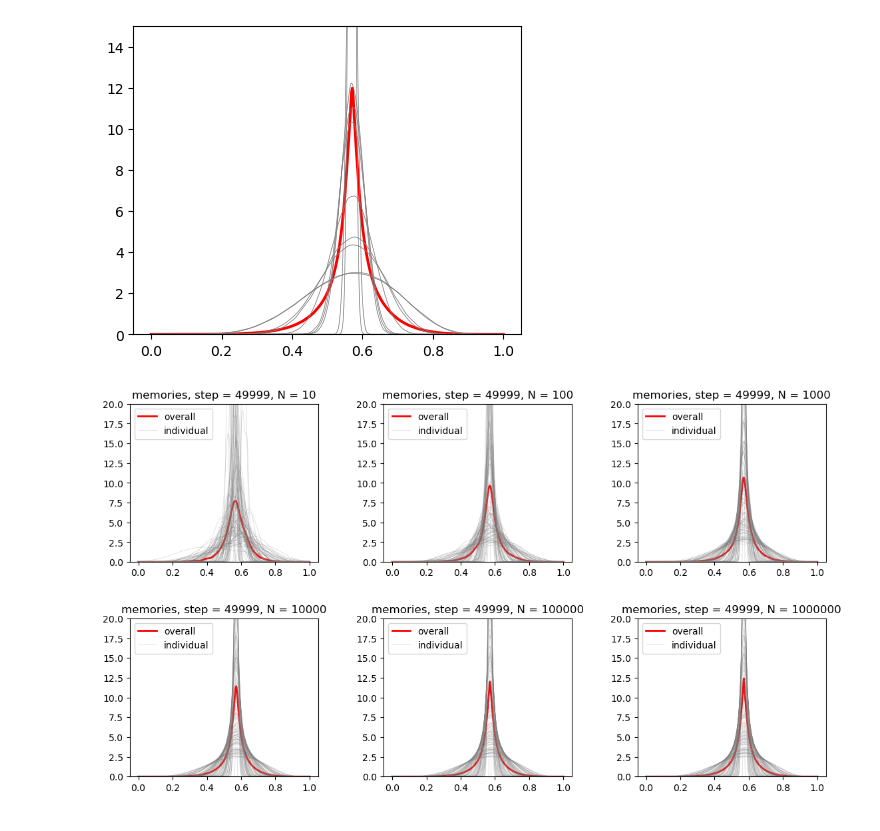
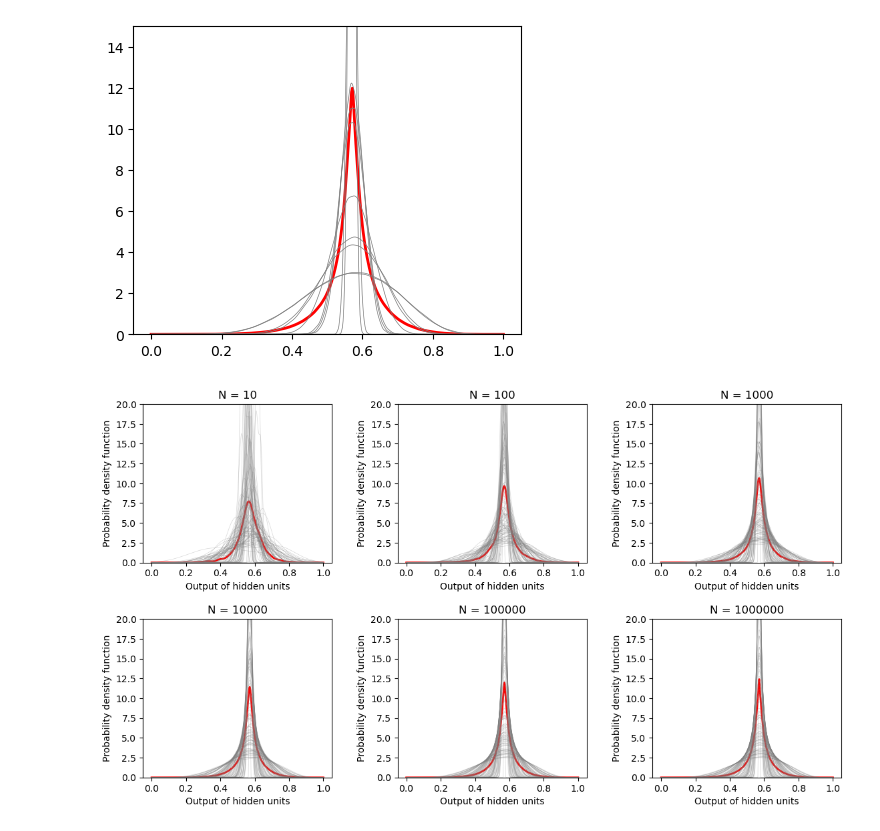
Before and after one commit to Samuel-CHLam/rnn_ergodicity, a Jupyter notebook: hidden_layer_ergodicity_final_kde.ipynb, the cells around one changed output. Cells and saved outputs as stored; diff of their text form; code cells hidden in the pictures.

```diff
--- a/hidden_layer_ergodicity_final_kde.ipynb
+++ b/hidden_layer_ergodicity_final_kde.ipynb
@@ -44,28 +44,30 @@ ax.set_ylim([0,15])
 # %%
 fig, ax = plt.subplots(nrows=2, ncols=3, figsize=(12,7))
 
 fig.tight_layout(pad=4)
 n_neurons_arr = np.array([10,100,1000,10000,100000,1000000])
 idx_arr = [(0,0), (0,1), (0,2), (1,0), (1,1), (1,2)]
 positions = np.linspace(0.,1.,num=500)
 
 for i in range(6):
     idx = idx_arr[i]
     n_neurons = n_neurons_arr[i]
 
     all_simulate = pd.read_csv(f"./output/simulation_n_neurons_{n_neurons}_max_time_50000_n_paths_100_final_step_kde_all")["0"]
     individual_simulate = pd.read_csv(f"./output/simulation_n_neurons_{n_neurons}_max_time_50000_n_paths_100_final_step_kde_individual").iloc[:,1:]
 
     ax[idx].plot(positions, all_simulate, color='red', linewidth=2)
 
     for path in range(100):
         ax[idx].plot(positions, individual_simulate[str(path)], color='grey', linewidth=.5, alpha=.3)
 
     ax[idx].set_ylim([0,20])
-    ax[idx].legend(["overall", "individual"])
-    ax[idx].set_title(f"memories, step = 49999, N = {n_neurons}")
+    ax[idx].set_xlabel("Output of hidden units")
+    ax[idx].set_ylabel("Probability density function")
+    # ax[idx].legend(["Overall", "Individual"])
+    ax[idx].set_title(f"N = {n_neurons}")
 # %% [output]
-[figure, old version]
+[figure, new version]
 # %%
 fig, ax = plt.subplots(figsize=(5,4))
 
```
Also changed, not shown: parts of 1 cell of this notebook, 2 other files.
